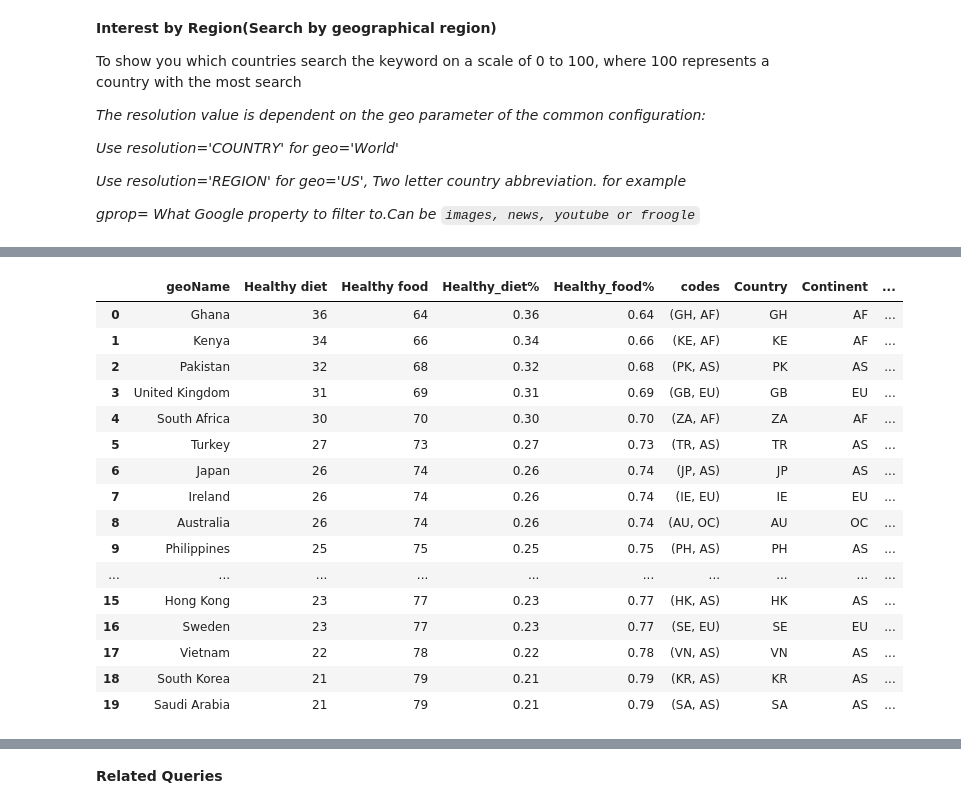
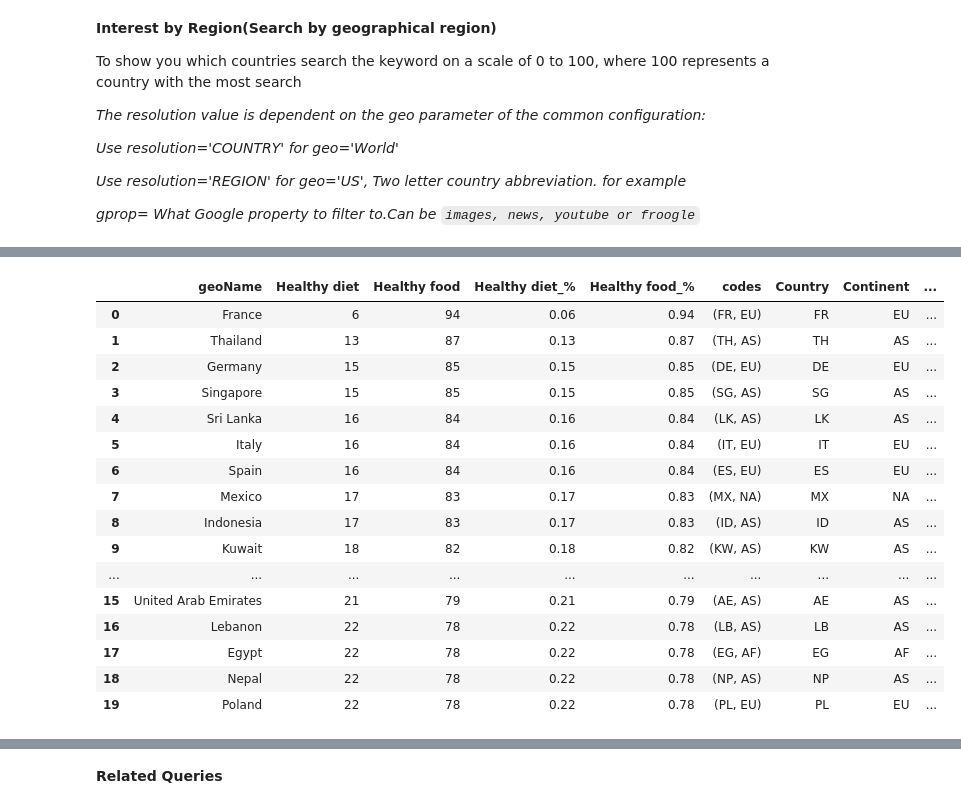
Before and after one commit to mrchapagain/GoogleTrendAnalytics, a Jupyter notebook: GoogleTrends.ipynb, the cells around one changed output, grey strips where cells are left out. Drawn from its saved outputs; the diff is of its cells as text; code cells hidden in the pictures.

```diff
--- a/GoogleTrends.ipynb
+++ b/GoogleTrends.ipynb
@@ -170,14 +190,12 @@ def gt_trends_byregion():
   # resolution can be either CITY, COUNTRY or REGION
   trends_by_region= trends.interest_by_region(resolution= 'COUNTRY', inc_low_vol=False, inc_geo_code=False)
 
-  # Make a look with kw_list
-
-  trends_by_region = trends_by_region.sort_values(by=kw_list[0], ascending=False).reset_index()
+  trends_by_region = trends_by_region.sort_values(by=kw_list[1], ascending=False).reset_index()
   return trends_by_region
 
 df_byregion= gt_trends_byregion()
 display(df_byregion.head())
 
-display_barplot(df_byregion.iloc[:20,:], "geoName", ["Healthy food", "Healthy diet"], "Top 10 google-search trends by regions")
+display_barplot(df_byregion.iloc[:10,:], "geoName", kw_list, f'Top 10 google-search trends of keywors: "{kw_list}" by regions')
 # %% [output]
 |  | geoName | Healthy diet | Healthy food |
@@ -190,4 +207,0 @@ display_barplot(df_byregion.iloc[:20,:], "geoName", ["Healthy food", "Healthy di
-# %%
-df_byregion["Healthy_diet%"]= df_byregion["Healthy diet"].apply(lambda x: x*0.01)
-df_byregion["Healthy_food%"]= df_byregion["Healthy food"].apply(lambda x: x*0.01)
-df_byregion.head()
@@ -203,10 +210,11 @@ df_byregion.head()
 from pycountry_convert import country_alpha2_to_continent_code, country_name_to_country_alpha2
 
 # function yo display in map
-def display_mapplot(df_byregion, col):
+def display_mapplot(df_byregion, kw_list):
   # Data with two columns
-  df_byregion["Healthy_diet%"]= df_byregion["Healthy diet"].apply(lambda x: x*0.01)
-  df_byregion["Healthy_food%"]= df_byregion["Healthy food"].apply(lambda x: x*0.01)
+  for kw in kw_list:
+    df_byregion[f'{kw}_%']= df_byregion[kw].apply(lambda x: x*0.01)
+    #df_byregion["Healthy_food%"]= df_byregion["Healthy food"].apply(lambda x: x*0.01)
 
   # Conversion to Alpha 2 codes and Continents
   #function to convert to alpah2 country codes and continents
@@ -237,53 +245,54 @@ def display_mapplot(df_byregion, col):
       # And return latitude and longitude
       return (loc.latitude, loc.longitude)
     except:
       # Return missing value
-      return np.nan
+      return (0, 0)
 
   # Apply function to get Alpha 2 codes and Continents
   df_byregion["Geolocate"]= df_byregion["Country"].apply(geolocate)
   df_byregion["Latitude"]= df_byregion["Geolocate"].apply(lambda x: x[0])
   df_byregion["Longitude"]= df_byregion["Geolocate"].apply(lambda x: x[1])
+  display(df_byregion)
 
   ## Create a world map
   # Create a world map to show distributions of users
   import folium
   from folium.plugins import MarkerCluster
 
   #empty map
   world_map= folium.Map(tiles="cartodbpositron")
   marker_cluster = MarkerCluster().add_to(world_map)
 
   #for each coordinate, create circlemarker of user percent
   for i in range(len(df_byregion)):
     lat = df_byregion.iloc[i]['Latitude']
     long = df_byregion.iloc[i]['Longitude']
     radius=5
-    popup_text = """Country : {}<br> %of Users : {}<br>"""
-    popup_text = popup_text.format(df_byregion.iloc[i]['Country'], df_byregion.iloc[i]['User_Percent'])
+    popup_text = """Country : {}, <br> %of search: {}<br>"""
+    popup_text = popup_text.format(df_byregion.iloc[i]['geoName'], df_byregion.iloc[i][kw_list[0]])
 
     folium.CircleMarker(location = [lat, long], radius=radius, popup= popup_text, fill =True).add_to(marker_cluster)
   #show the map
-  world_map
+  return world_map
 
-  return df_byregion
+  #return df_byregion
 
-display_mapplot(df_byregion.iloc[:20,:], "geoName")
+display_mapplot(df_byregion.iloc[:20,:], kw_list)
 # %% [output]
-|  | geoName | Healthy diet | Healthy food | Healthy_diet% | Healthy_food% | codes | Country | Continent | ... |
-| 0 | Ghana | 36 | 64 | 0.36 | 0.64 | (GH, AF) | GH | AF | ... |
-| 1 | Kenya | 34 | 66 | 0.34 | 0.66 | (KE, AF) | KE | AF | ... |
-| 2 | Pakistan | 32 | 68 | 0.32 | 0.68 | (PK, AS) | PK | AS | ... |
-| 3 | United Kingdom | 31 | 69 | 0.31 | 0.69 | (GB, EU) | GB | EU | ... |
-| 4 | South Africa | 30 | 70 | 0.30 | 0.70 | (ZA, AF) | ZA | AF | ... |
-| 5 | Turkey | 27 | 73 | 0.27 | 0.73 | (TR, AS) | TR | AS | ... |
-| 6 | Japan | 26 | 74 | 0.26 | 0.74 | (JP, AS) | JP | AS | ... |
-| 7 | Ireland | 26 | 74 | 0.26 | 0.74 | (IE, EU) | IE | EU | ... |
-| 8 | Australia | 26 | 74 | 0.26 | 0.74 | (AU, OC) | AU | OC | ... |
-| 9 | Philippines | 25 | 75 | 0.25 | 0.75 | (PH, AS) | PH | AS | ... |
+|  | geoName | Healthy diet | Healthy food | Healthy diet_% | Healthy food_% | codes | Country | Continent | ... |
+| 0 | France | 6 | 94 | 0.06 | 0.94 | (FR, EU) | FR | EU | ... |
+| 1 | Thailand | 13 | 87 | 0.13 | 0.87 | (TH, AS) | TH | AS | ... |
+| 2 | Germany | 15 | 85 | 0.15 | 0.85 | (DE, EU) | DE | EU | ... |
+| 3 | Singapore | 15 | 85 | 0.15 | 0.85 | (SG, AS) | SG | AS | ... |
+| 4 | Sri Lanka | 16 | 84 | 0.16 | 0.84 | (LK, AS) | LK | AS | ... |
+| 5 | Italy | 16 | 84 | 0.16 | 0.84 | (IT, EU) | IT | EU | ... |
+| 6 | Spain | 16 | 84 | 0.16 | 0.84 | (ES, EU) | ES | EU | ... |
+| 7 | Mexico | 17 | 83 | 0.17 | 0.83 | (MX, NA) | MX | NA | ... |
+| 8 | Indonesia | 17 | 83 | 0.17 | 0.83 | (ID, AS) | ID | AS | ... |
+| 9 | Kuwait | 18 | 82 | 0.18 | 0.82 | (KW, AS) | KW | AS | ... |
 | ... | ... | ... | ... | ... | ... | ... | ... | ... | ... |
-| 15 | Hong Kong | 23 | 77 | 0.23 | 0.77 | (HK, AS) | HK | AS | ... |
-| 16 | Sweden | 23 | 77 | 0.23 | 0.77 | (SE, EU) | SE | EU | ... |
-| 17 | Vietnam | 22 | 78 | 0.22 | 0.78 | (VN, AS) | VN | AS | ... |
-| 18 | South Korea | 21 | 79 | 0.21 | 0.79 | (KR, AS) | KR | AS | ... |
-| 19 | Saudi Arabia | 21 | 79 | 0.21 | 0.79 | (SA, AS) | SA | AS | ... |
+| 15 | United Arab Emirates | 21 | 79 | 0.21 | 0.79 | (AE, AS) | AE | AS | ... |
+| 16 | Lebanon | 22 | 78 | 0.22 | 0.78 | (LB, AS) | LB | AS | ... |
+| 17 | Egypt | 22 | 78 | 0.22 | 0.78 | (EG, AF) | EG | AF | ... |
+| 18 | Nepal | 22 | 78 | 0.22 | 0.78 | (NP, AS) | NP | AS | ... |
+| 19 | Poland | 22 | 78 | 0.22 | 0.78 | (PL, EU) | PL | EU | ... |
```
Also changed, not shown: parts of 8 cells of this notebook.
